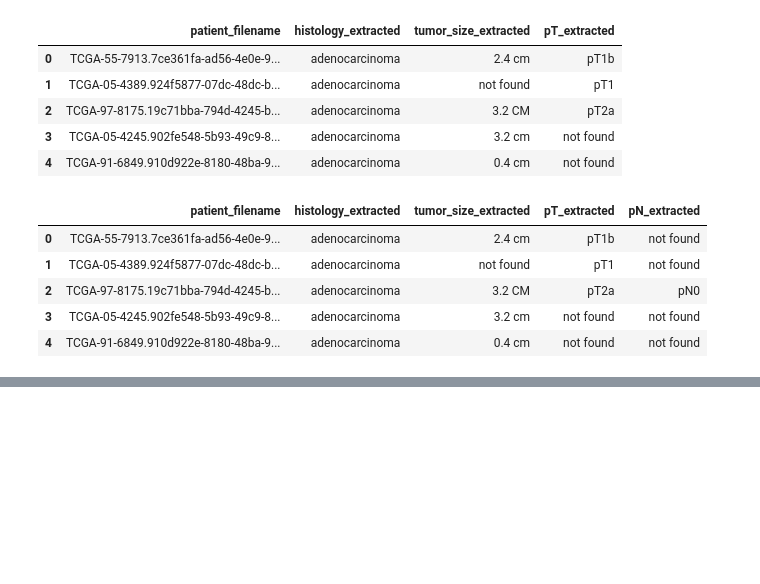
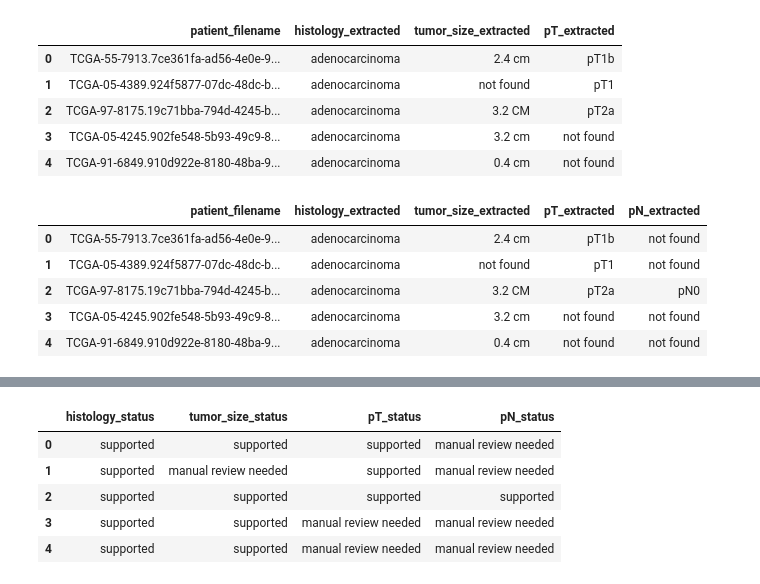
Before and after one commit to Afsheen36/OncoExtractAI-QA, a Jupyter notebook: notebooks/OncoExtractAI_QA.ipynb, the cells around one changed output, grey strips where cells are left out. Saved outputs shown, nothing was run; the diff lists cells and outputs as text; code cells hidden in the pictures; blank space fills up the shorter version.

```diff
--- a/notebooks/OncoExtractAI_QA.ipynb
+++ b/notebooks/OncoExtractAI_QA.ipynb
@@ -247,0 +330,37 @@ files.download("lung_cancer_sample_reports.csv")
+# %%
+def qa_status(value, evidence):
+    if value == "not found":
+        return "manual review needed"
+    elif evidence == "no evidence found":
+        return "manual review needed"
+    else:
+        return "supported"
+
+sample_df["histology_status"] = sample_df.apply(
+    lambda row: qa_status(row["histology_extracted"], row["histology_evidence"]),
+    axis=1
+)
+
+sample_df["tumor_size_status"] = sample_df.apply(
+    lambda row: qa_status(row["tumor_size_extracted"], row["tumor_size_evidence"]),
+    axis=1
+)
+
+sample_df["pT_status"] = sample_df.apply(
+    lambda row: qa_status(row["pT_extracted"], row["pT_evidence"]),
+    axis=1
+)
+
+sample_df["pN_status"] = sample_df.apply(
+    lambda row: qa_status(row["pN_extracted"], row["pN_evidence"]),
+    axis=1
+)
+
+sample_df[["histology_status", "tumor_size_status", "pT_status", "pN_status"]].head()
+# %% [output]
+|  | histology_status | tumor_size_status | pT_status | pN_status |
+| 0 | supported | supported | supported | manual review needed |
+| 1 | supported | manual review needed | supported | manual review needed |
+| 2 | supported | supported | supported | supported |
+| 3 | supported | supported | manual review needed | manual review needed |
+| 4 | supported | supported | manual review needed | manual review needed |
```
Also changed, not shown: parts of 7 cells of this notebook.
